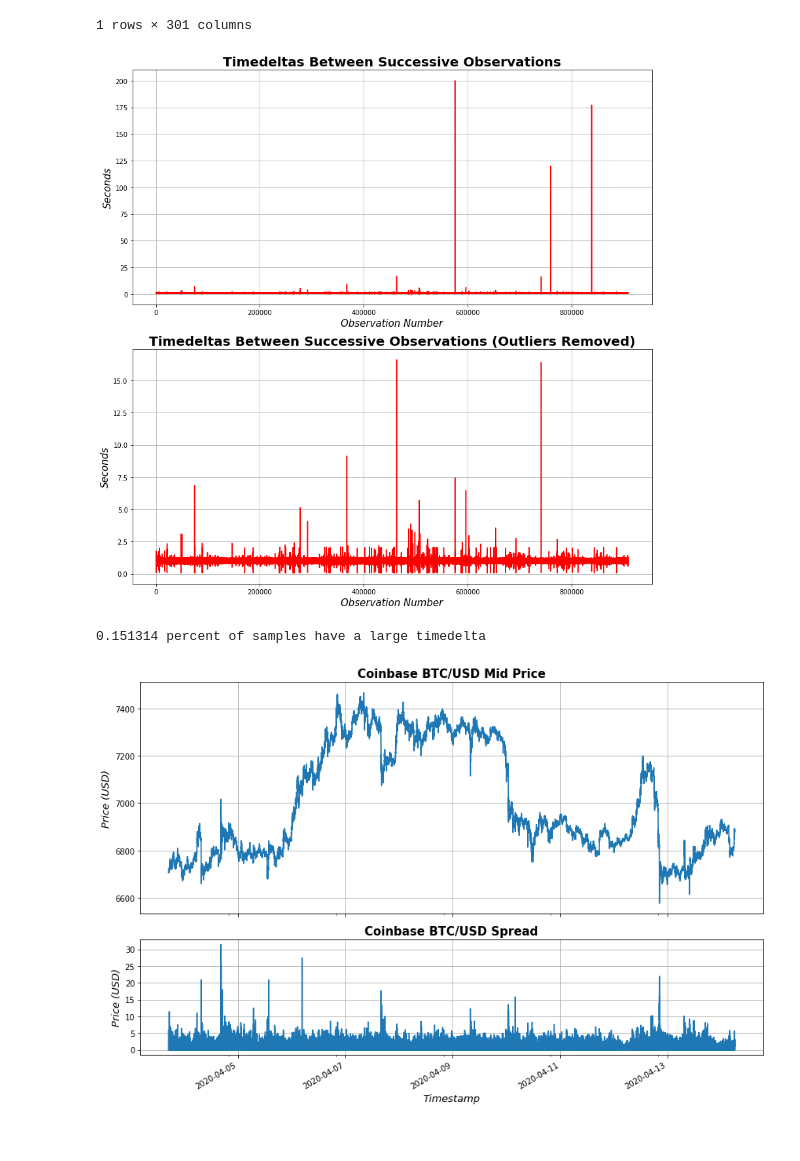
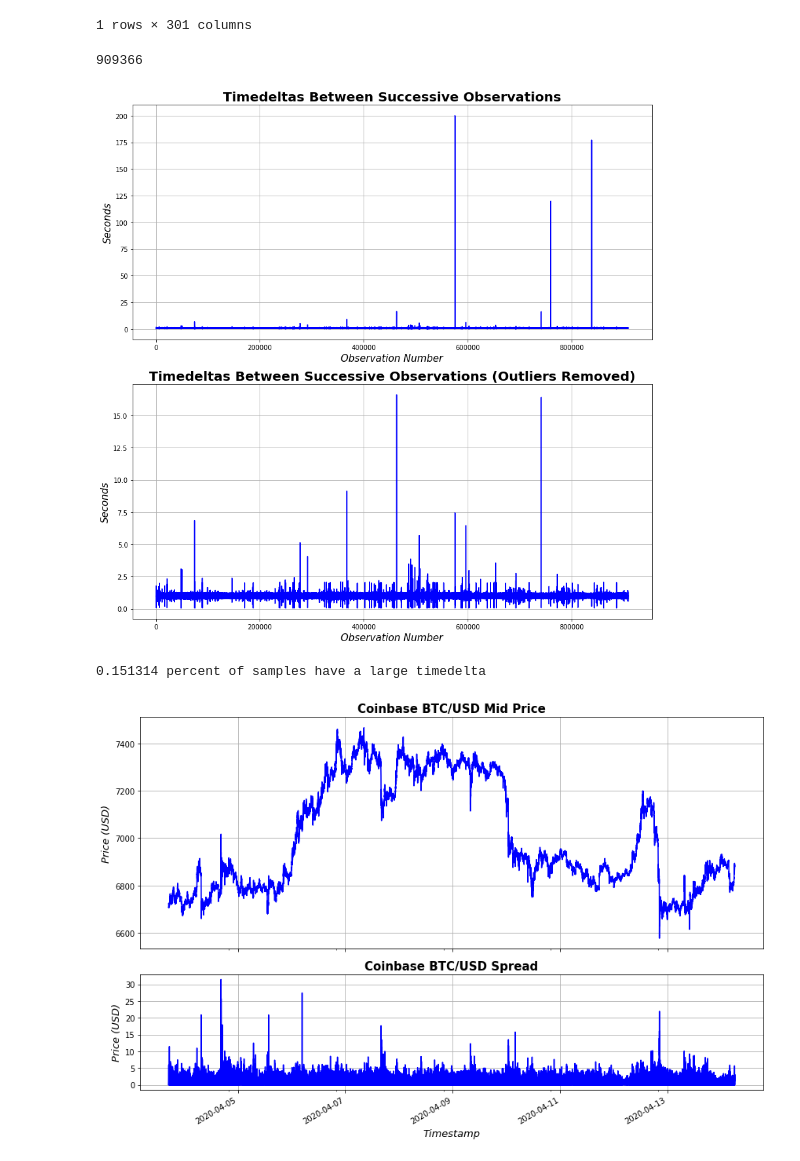
Before and after one commit to DominickH20/Cryptocurrency_HFT, a Jupyter notebook: data/Data_Quality_Checks.ipynb, the cells around one changed output. Drawn from its saved outputs; the diff is of its cells as text; code cells hidden in the pictures.

```diff
--- a/data/Data_Quality_Checks.ipynb
+++ b/data/Data_Quality_Checks.ipynb
@@ -27,6 +27,10 @@ full_dataset.head(1)
 | Timestamp |  |  |  |  |  |  |  |  | ... |
 | 2020-04-03 17:06:34.424123-04:00 | 13321475728 | 6708.69 | 0.44705 | 1 | 6705.57 | 0.433865 | 1 | 6705.56 | ... |
 1 rows × 301 columns
+# %%
+len(full_dataset)
+# %% [output]
+909366
 # %%
 #get index
 idx = np.int64(full_dataset.index.values)/1000000000
@@ -36,7 +40,7 @@ ts_diffs = np.diff(idx)
 fig, ax= plt.subplots(2,1, figsize = (12,12))
 fig.set_tight_layout(True)
 
-ax[0].plot(ts_diffs, color = 'red')
+ax[0].plot(ts_diffs, color = 'blue')
 ax[0].grid('on')
 ax[0].set_title('Timedeltas Between Successive Observations', weight = 'bold', fontsize = 20)
 ax[0].set_xlabel('Observation Number', fontstyle = 'italic', fontsize = 15)
@@ -48,16 +52,16 @@ for i in range(3):
     outlier_idx = np.argmax(outlier_removed)
     outlier_removed[outlier_idx] = 1
 
-ax[1].plot(outlier_removed, color = 'red')
+ax[1].plot(outlier_removed, color = 'blue')
 ax[1].grid('on')
 ax[1].set_title('Timedeltas Between Successive Observations (Outliers Removed)', weight = 'bold', fontsize = 20)
 ax[1].set_xlabel('Observation Number', fontstyle = 'italic', fontsize = 15)
 ax[1].set_ylabel('Seconds', fontstyle = 'italic', fontsize = 15)
 
-fig.savefig('./../figures/Timedelta_Quality.png')
+fig.savefig('./../figures/Timedelta_Quality_1.png')
 #there is some noise in the data, but for the most part, observations are collected ~1 second apart
 # %% [output]
-[figure, old version]
+[figure, new version]
 # %%
 noise_thres = .3
 noisy_count = len(ts_diffs[np.where(ts_diffs > (1+noise_thres))])
@@ -70,24 +74,24 @@ print("%f percent of samples have a large timedelta" % (noisy_rate*100))
 # %%
 #plotting series thus far
 mid_price = (full_dataset['Ask_1_Price'] + full_dataset['Bid_1_Price'])/2
 spread = full_dataset['Ask_1_Price'] - full_dataset['Bid_1_Price']
 
 fig, axs = plt.subplots(2,1, figsize = (12,8), sharex = True, gridspec_kw={'height_ratios': [2, 1]})
 fig.set_tight_layout(True)
 
-mid_price.plot(ax = axs[0])
+mid_price.plot(ax = axs[0], color = 'blue')
 axs[0].set_title('Coinbase BTC/USD Mid Price', weight = 'bold', fontsize = 15)
 axs[0].set_xlabel('Timestamp', fontstyle = 'italic', fontsize = 13)
 axs[0].set_ylabel('Price (USD)', fontstyle = 'italic', fontsize = 13)
 axs[0].grid('on')
 
 
-spread.plot(ax = axs[1])
+spread.plot(ax = axs[1], color = 'blue')
 axs[1].set_title('Coinbase BTC/USD Spread', weight = 'bold', fontsize = 15)
 axs[1].set_xlabel('Timestamp', fontstyle = 'italic', fontsize = 13)
 axs[1].set_ylabel('Price (USD)', fontstyle = 'italic', fontsize = 13)
 axs[1].grid('on')
 
 fig.savefig('./../figures/Dataset_Price_and_Spread.png')
 # %% [output]
-[figure, old version]
+[figure, new version]
```
Also changed, not shown: 1 other file.
